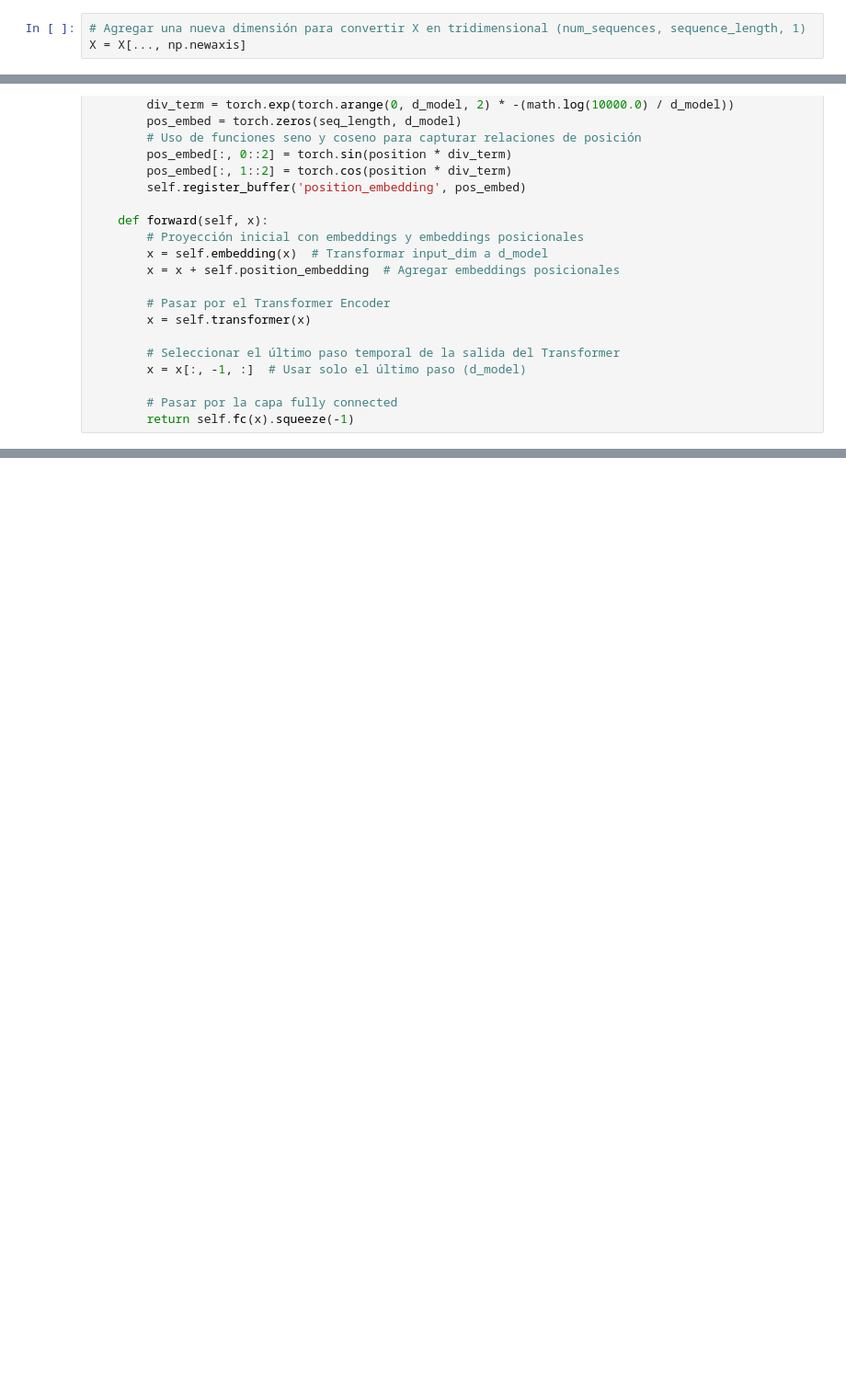
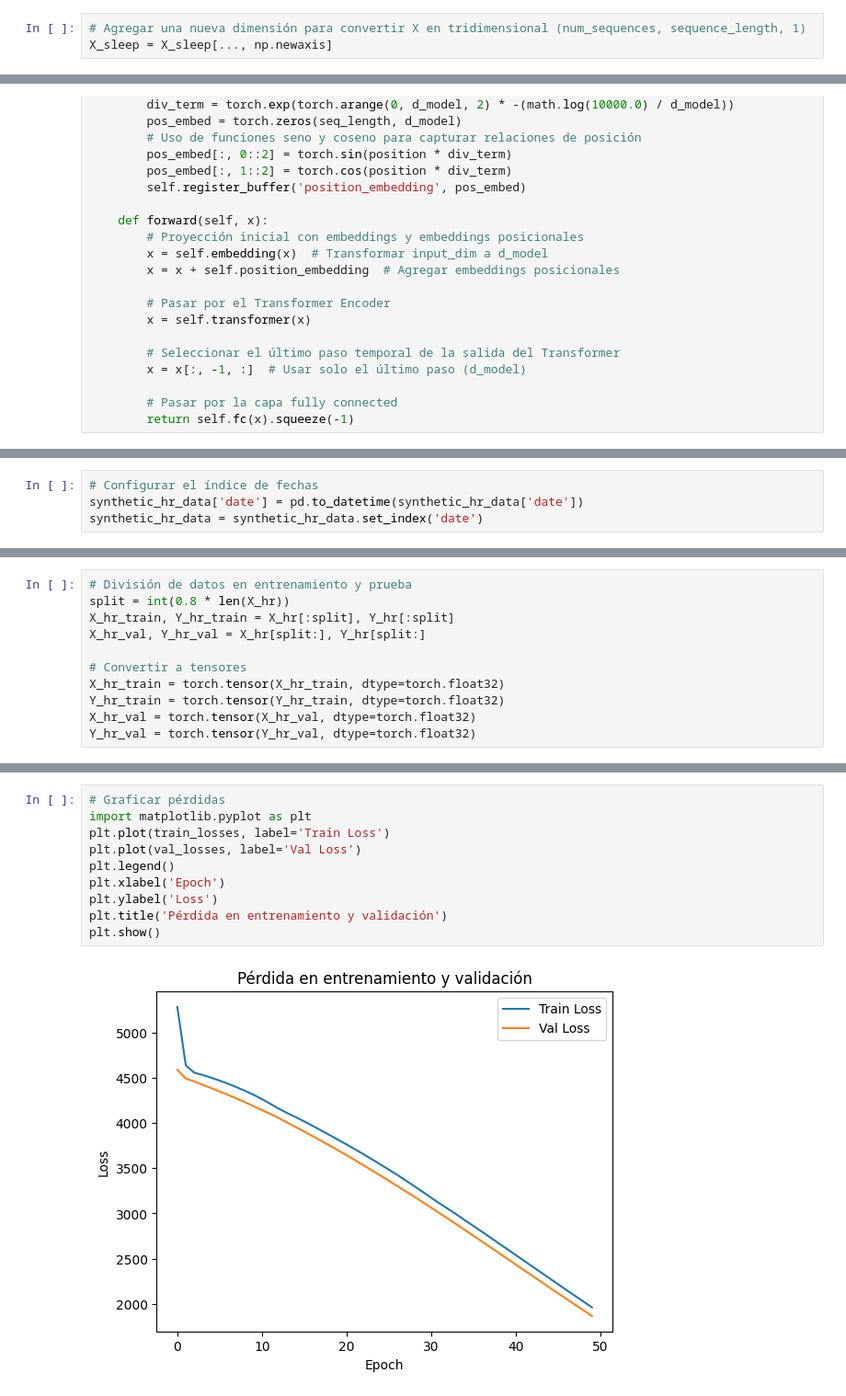
Before and after one commit to gabrielam-projects/Deep-Learning-exercises, a Jupyter notebook: Transformers_NN/TS_synthetic.ipynb, the cells around one changed output, grey strips where cells are left out. Shown at 92% size. Cells and saved outputs as stored; diff of their text form; blank space fills up the shorter version.

```diff
--- a/Transformers_NN/TS_synthetic.ipynb
+++ b/Transformers_NN/TS_synthetic.ipynb
@@ -84,5 +83,5 @@ Shape de X (secuencias de entrada): (1795, 30)
 Shape de Y (valores objetivo): (1795,)
 # %%
 # Agregar una nueva dimensión para convertir X en tridimensional (num_sequences, sequence_length, 1)
-X = X[..., np.newaxis]
+X_sleep = X_sleep[..., np.newaxis]
 # %%
@@ -250,0 +287,4 @@ plt.show()
+# %%
+# Configurar el índice de fechas
+synthetic_hr_data['date'] = pd.to_datetime(synthetic_hr_data['date'])
+synthetic_hr_data = synthetic_hr_data.set_index('date')
@@ -250,0 +312,11 @@ plt.show()
+# %%
+# División de datos en entrenamiento y prueba
+split = int(0.8 * len(X_hr))
+X_hr_train, Y_hr_train = X_hr[:split], Y_hr[:split]
+X_hr_val, Y_hr_val = X_hr[split:], Y_hr[split:]
+
+# Convertir a tensores
+X_hr_train = torch.tensor(X_hr_train, dtype=torch.float32)
+Y_hr_train = torch.tensor(Y_hr_train, dtype=torch.float32)
+X_hr_val = torch.tensor(X_hr_val, dtype=torch.float32)
+Y_hr_val = torch.tensor(Y_hr_val, dtype=torch.float32)
@@ -250,0 +390,12 @@ plt.show()
+# %%
+# Graficar pérdidas
+import matplotlib.pyplot as plt
+plt.plot(train_losses, label='Train Loss')
+plt.plot(val_losses, label='Val Loss')
+plt.legend()
+plt.xlabel('Epoch')
+plt.ylabel('Loss')
+plt.title('Pérdida en entrenamiento y validación')
+plt.show()
+# %% [output]
+[figure, added]
```
Also changed, not shown: parts of 20 cells of this notebook.
